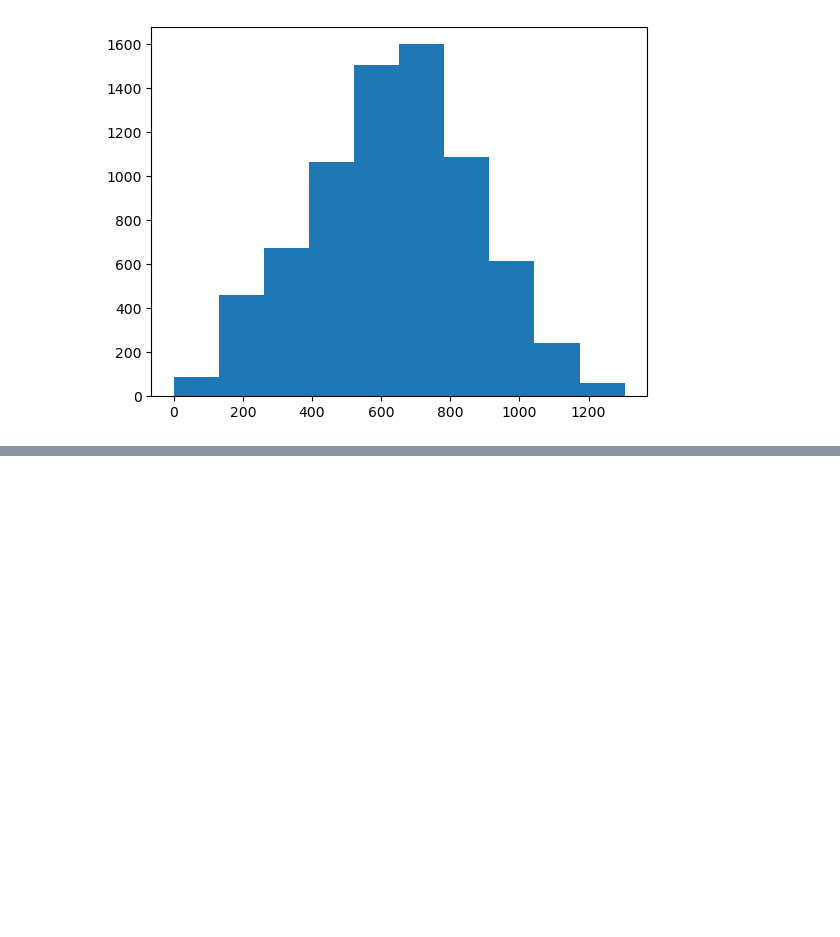
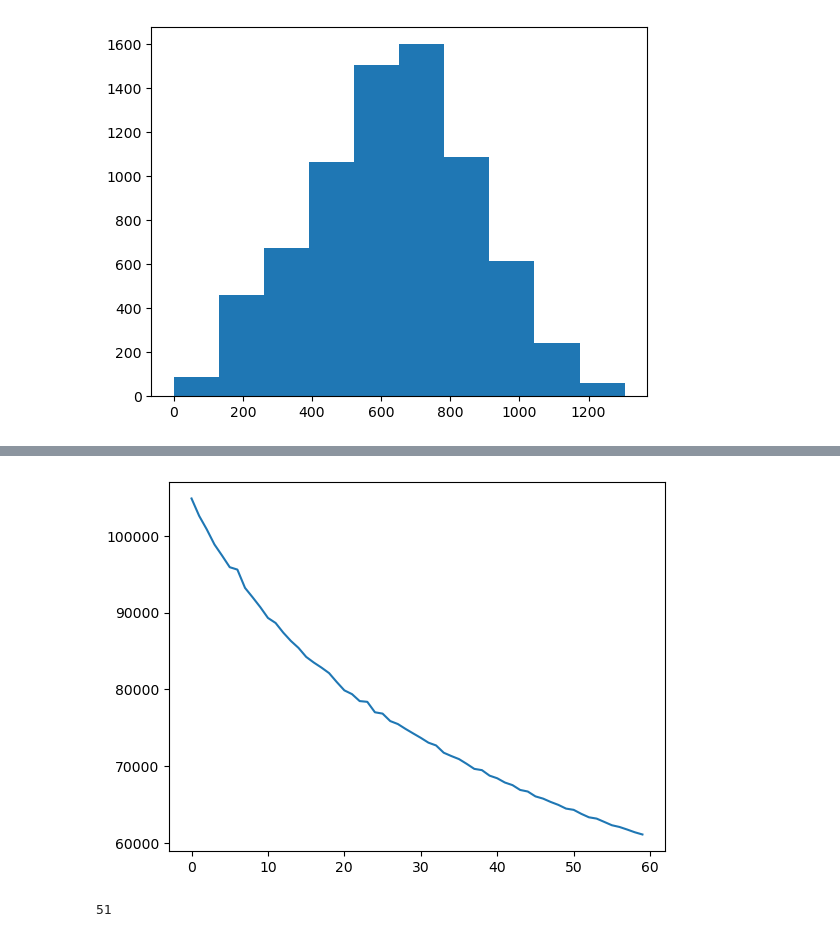
Before and after one commit to Gabriel-Ducrocq/cryoSPHEREMDAnalysis, a Jupyter notebook: data/Guillaume/cryoSPHERE_three/Untitled.ipynb, the cells around one changed output, grey strips where cells are left out. Drawn from its saved outputs; the diff is of its cells as text; code cells hidden in the pictures; blank space fills up the shorter version.

```diff
--- a/data/Guillaume/cryoSPHERE_three/Untitled.ipynb
+++ b/data/Guillaume/cryoSPHERE_three/Untitled.ipynb
@@ -119,3 +119,9 @@ plt.hist(between_cluster_distances.flatten())
         1043.68164062, 1174.1418457 , 1304.60205078]),
  <BarContainer object of 10 artists>)
 [figure]
+# %%
+all_inertia = []
+for i in range(20, 176):
+    with open(f"cluster_85/multiple_kmeans/kmeans_{i}.pkl", "rb") as f:
+        km = pkl.load(f)
+        all_inertia.append(np.sqrt(km.inertia_))
@@ -121,0 +153,9 @@ plt.hist(between_cluster_distances.flatten())
+# %%
+plt.plot(all_inertia)
+plt.show()
+# %% [output]
+[figure, added]
+# %%
+len(all_inertia)
+# %% [output]
+51
```
Also changed, not shown: parts of 3 cells of this notebook, 1 other file.
